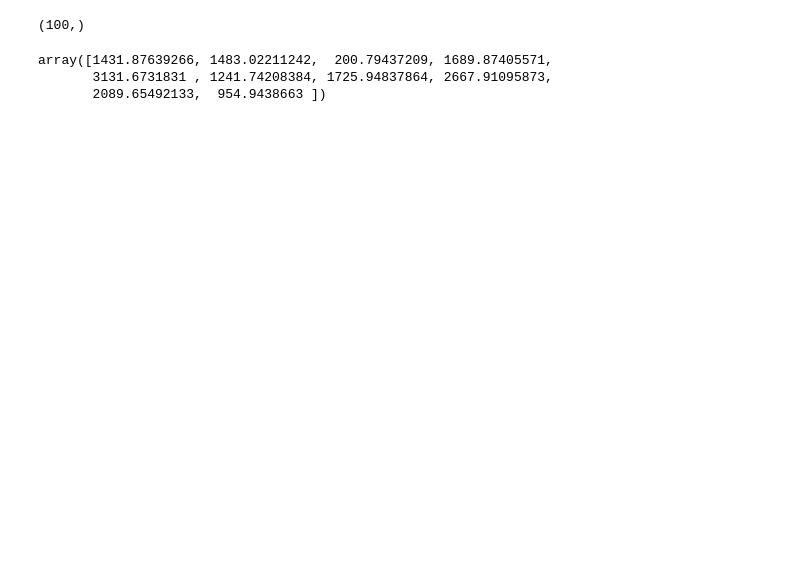
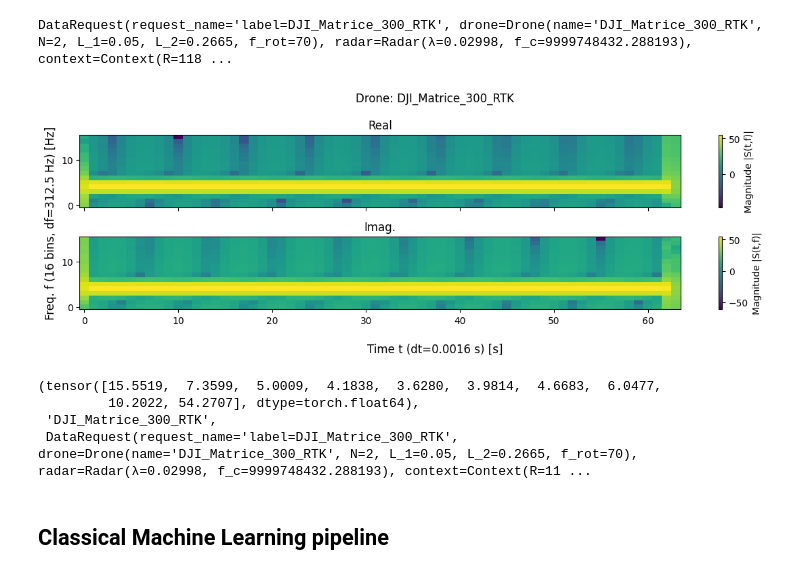
Before and after one commit to AdrianPanasiewicz/QML_for_radar_classification, a Jupyter notebook: Processing/training_pipeline.ipynb, the cells around one changed output. Drawn from its saved outputs; the diff is of its cells as text; code cells hidden in the pictures; blank space fills up the shorter version.

Commit message:
Added pipeline for loading synthetic data into a torch DataLoader

```diff
--- a/Processing/training_pipeline.ipynb
+++ b/Processing/training_pipeline.ipynb
@@ -12,11 +22,11 @@ from Data.noise_models import AdditiveWhiteGaussianNoise
 # %%
-class DatasetClass(ABC):
+class FileLoader(ABC):
 	def __init__(self, dataset_metadata: DatasetMetadata):
 		self.dataset_metadata = dataset_metadata
 		pass
 
 	@abstractmethod
-	def load_one_data_object(self):
+	def peek_sample(self, index):
 		pass
 
 	@abstractmethod
@@ -24,17 +34,18 @@ class DatasetClass(ABC):
 		pass
 
 
-class SyntheticDataset(DatasetClass):
+class SyntheticDataFileLoader(FileLoader):
 	def __init__(self, dataset_metadata: DatasetMetadata):
 		super().__init__(dataset_metadata)
 		pass
 
-	def load_one_data_object(self):
+	def peek_sample(self, index=1):
 		md = self.dataset_metadata
 		full_path = md.save_path / f"{md.filename}.{md.file_format}"
-		if md.file_format == "pkl":
-			with open(full_path, 'rb') as f:
-				obj = pickle.load(f)
+		if md.file_format == 'pkl':
+			with open(full_path, "rb") as f:
+				for i in range(index + 1):
+					obj = pickle.load(f)
 			return obj
 		else:
 			raise ValueError("Only pkl files are supported")
@@ -54,14 +65,13 @@ class SyntheticDataset(DatasetClass):
 PROJECT_ROOT = Path().cwd().parent
 load_path = PROJECT_ROOT / "Data" / "datasets" / "time_domain" / "training_dataset.pkl"
 
-load_path = Path(load_path)
 md = DatasetMetadata.create_from_path(load_path)
-synt_dataset = SyntheticDataset(dataset_metadata=md)
+synt_dataset = SyntheticDataFileLoader(dataset_metadata=md)
 # %%
-obj = synt_dataset.load_one_data_object()
-obj['signal'].shape
+obj = synt_dataset.peek_sample(index=6000)
+obj['request']
 # %% [output]
-(100,)
+DataRequest(request_name='label=DJI_Matrice_300_RTK', drone=Drone(name='DJI_Matrice_300_RTK', N=2, L_1=0.05, L_2=0.2665, f_rot=70), radar=Radar(λ=0.02998, f_c=9999748432.288193), context=Context(R=118 ...
 # %%
 class DataParser(ABC):
 	def __init__(self):
@@ -97,8 +159,16 @@ class TimeDomainDataParser(ABC):
 # %%
 td_data_parser = TimeDomainDataParser()
-obj['binned_signal'] = td_data_parser.parse_data(obj['signal'])
-obj['binned_signal']
+signal, label, misc_data = td_data_parser.extract_training_data_and_label(obj)
+td_data_parser.plot_drone_spectrogram(signal, misc_data, nperseg=32, noverlap=16)
 # %% [output]
-array([1431.87639266, 1483.02211242,  200.79437209, 1689.87405571,
-       3131.6731831 , 1241.74208384, 1725.94837864, 2667.91095873,
-       2089.65492133,  954.9438663 ])
+[figure, added]
+# %%
+parsed_signal, label, misc_data = td_data_parser.parse_data_object(obj)
+parsed_signal, label, misc_data
+# %% [output]
+(tensor([15.5519,  7.3599,  5.0009,  4.1838,  3.6280,  3.9814,  4.6683,  6.0477,
+         10.2022, 54.2707], dtype=torch.float64),
+ 'DJI_Matrice_300_RTK',
+ DataRequest(request_name='label=DJI_Matrice_300_RTK', drone=Drone(name='DJI_Matrice_300_RTK', N=2, L_1=0.05, L_2=0.2665, f_rot=70), radar=Radar(λ=0.02998, f_c=9999748432.288193), context=Context(R=11 ...
+# %% [markdown]
+## Classical Machine Learning pipeline
```
Also changed, not shown: parts of 10 cells of this notebook, 4 other files.
